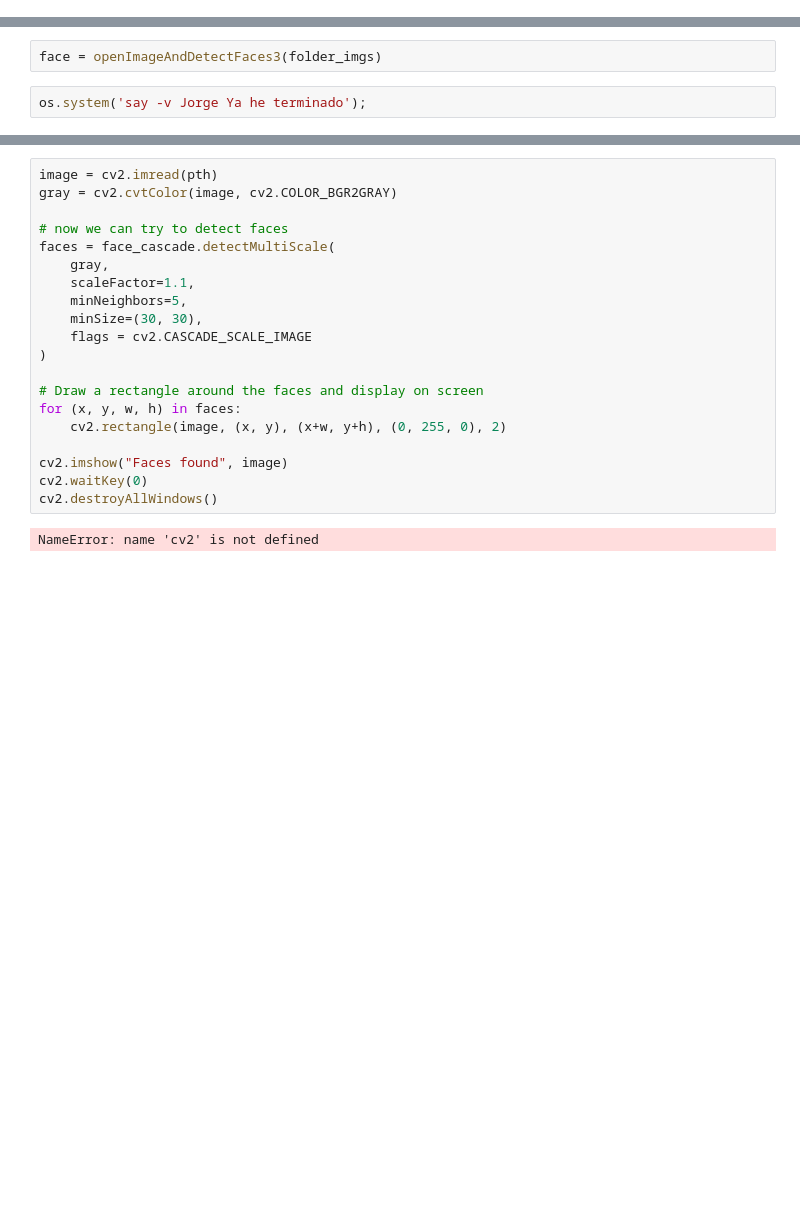
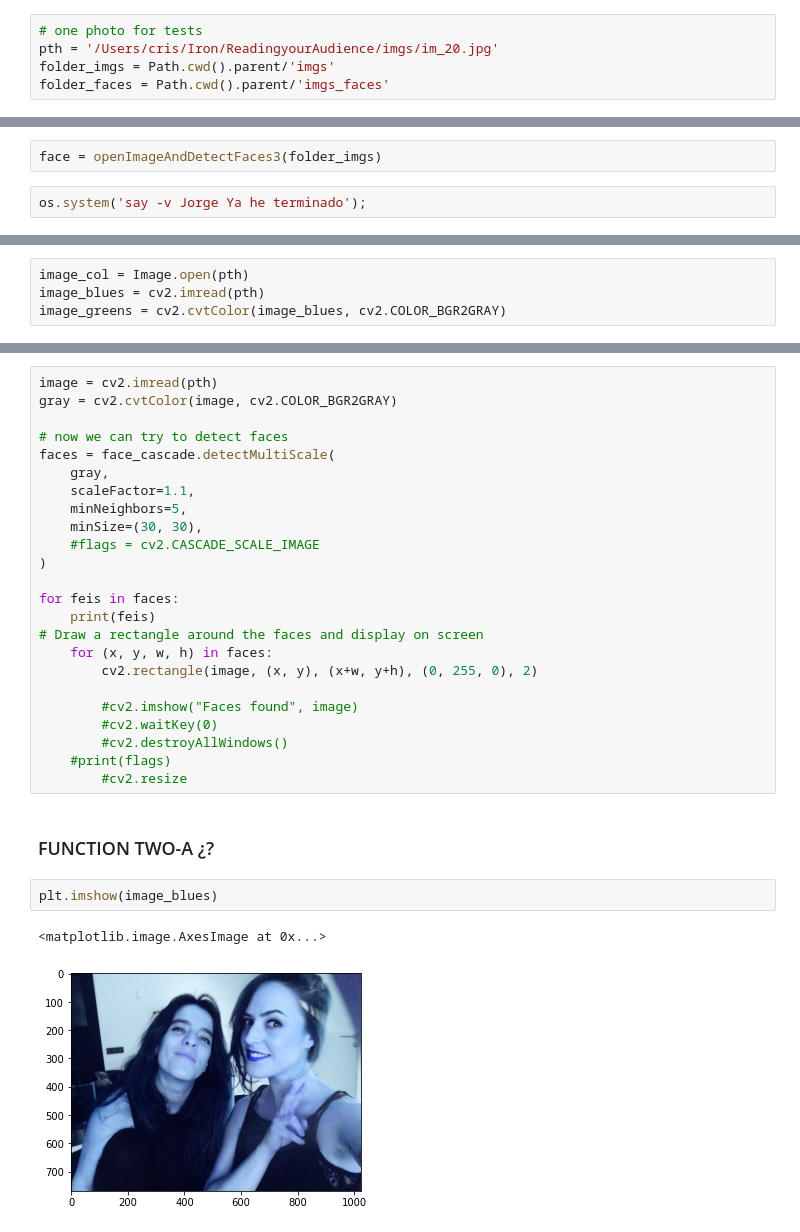
Before and after one commit to CristinaCallejo/AudienceResearch, a Jupyter notebook: notebooks/jn3 face.ipynb, the cells around one changed output, grey strips where cells are left out. Drawn from its saved outputs; the diff is of its cells as text; blank space fills up the shorter version.

```diff
--- a/notebooks/jn3 face.ipynb
+++ b/notebooks/jn3 face.ipynb
@@ -21,0 +14,5 @@ plt.imshow(image)
+# %%
+# one photo for tests
+pth = '/Users/cris/Iron/ReadingyourAudience/imgs/im_20.jpg'
+folder_imgs = Path.cwd().parent/'imgs'
+folder_faces = Path.cwd().parent/'imgs_faces'
@@ -311,0 +76,4 @@ face_cascade = cv2.CascadeClassifier('haarcascade_frontalface_default.xml')
+# %%
+image_col = Image.open(pth)
+image_blues = cv2.imread(pth)
+image_greens = cv2.cvtColor(image_blues, cv2.COLOR_BGR2GRAY)
@@ -319,15 +92,24 @@ faces = face_cascade.detectMultiScale(
     scaleFactor=1.1,
     minNeighbors=5,
     minSize=(30, 30),
-    flags = cv2.CASCADE_SCALE_IMAGE
+    #flags = cv2.CASCADE_SCALE_IMAGE
 )
 
+for feis in faces:
+    print(feis)
 # Draw a rectangle around the faces and display on screen
-for (x, y, w, h) in faces:
-    cv2.rectangle(image, (x, y), (x+w, y+h), (0, 255, 0), 2)
+    for (x, y, w, h) in faces:
+        cv2.rectangle(image, (x, y), (x+w, y+h), (0, 255, 0), 2)
 
-cv2.imshow("Faces found", image)
-cv2.waitKey(0)
-cv2.destroyAllWindows()
+        #cv2.imshow("Faces found", image)
+        #cv2.waitKey(0)
+        #cv2.destroyAllWindows()
+    #print(flags)
+        #cv2.resize
-# %% [output]
-NameError: name 'cv2' is not defined
+# %% [markdown]
+### FUNCTION TWO-A ¿?
+# %%
+plt.imshow(image_blues)
+# %% [output]
+<matplotlib.image.AxesImage at 0x...>
+[figure, added]
```
Also changed, not shown: parts of 55 cells of this notebook, 1 other file.
